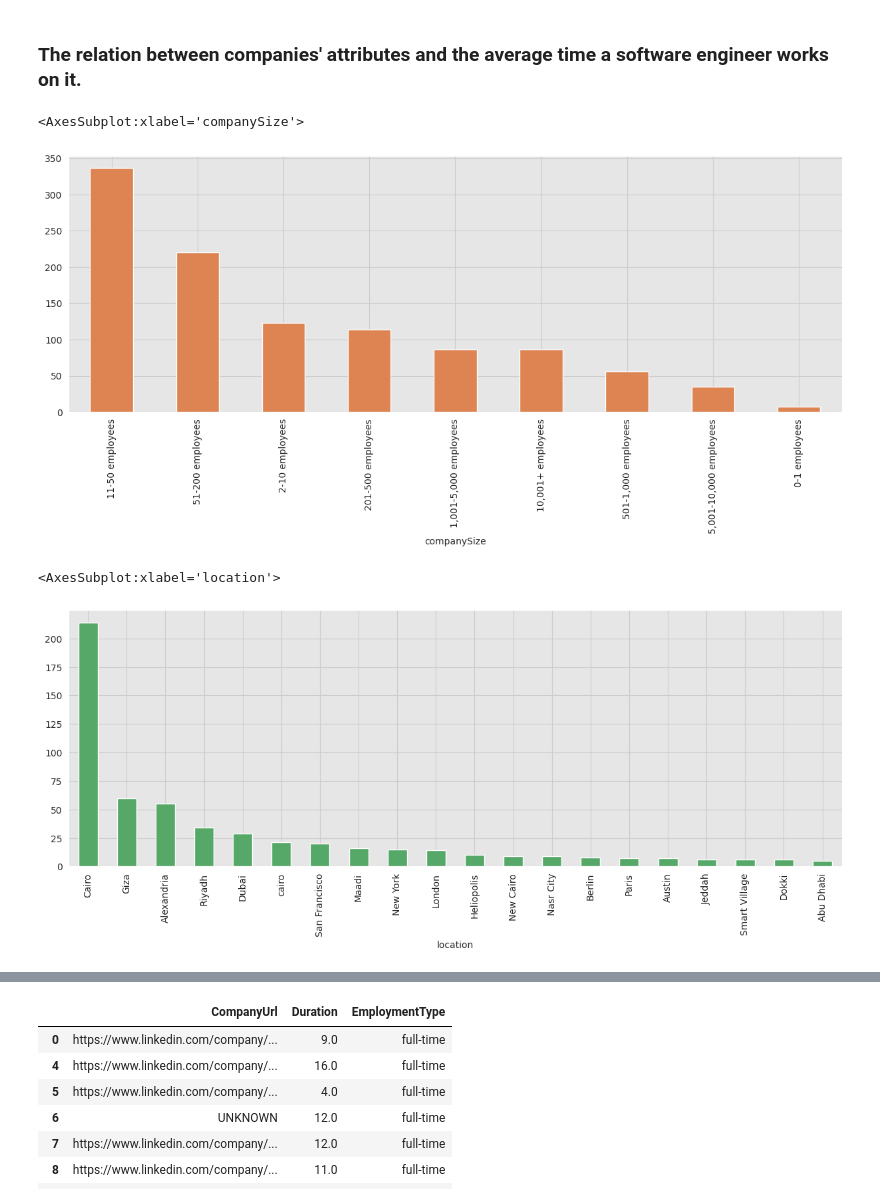
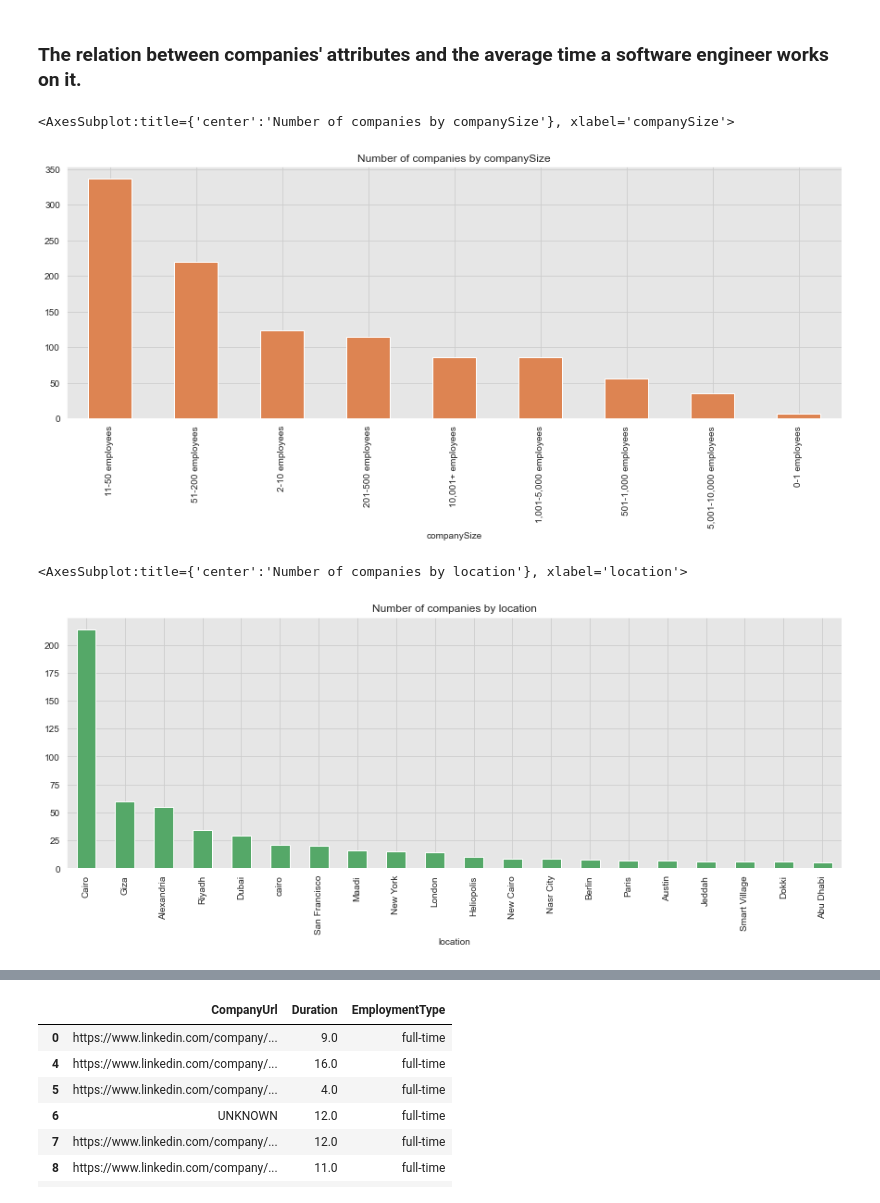
Before and after one commit to Mostafa-wael/Exploring-the-Landscape-of-the-Egyptian-Software-Market, a Jupyter notebook: notebooks/exploratory2.ipynb, the cells around one changed output, grey strips where cells are left out. Cells and saved outputs as stored; diff of their text form; code cells hidden in the pictures.

```diff
--- a/notebooks/exploratory2.ipynb
+++ b/notebooks/exploratory2.ipynb
@@ -15,24 +15,24 @@ sns_c = sns.color_palette(palette='deep')
 # %%
 # read companies data
 df_companies = pd.read_csv("../data/companies/companies.csv")
 
 # select only the companySize, location, founded,industry,headquarters,query
 df_companies = df_companies[['companySize','location','founded','industry','headquarters','query']]
 df_companies.head()
 
 # remove na values in companySize
 df_companies = df_companies.dropna(subset=['companySize'])
 
 # plot the number of companies by companySize
-df_companies.groupby('companySize').size().sort_values(ascending=False).plot(kind='bar', figsize=(15, 5), color=sns_c[1])
+df_companies.groupby('companySize').size().sort_values(ascending=False).plot(kind='bar', figsize=(15, 5), color=sns_c[1],title="Number of companies by companySize")
 # %% [output]
-<AxesSubplot:xlabel='companySize'>
+<AxesSubplot:title={'center':'Number of companies by companySize'}, xlabel='companySize'>
-[figure, old version]
+[figure, new version]
 # %%
 # plot the companies wrt location and show only first 20 results
-df_companies.groupby('location').size().sort_values(ascending=False)[:20].plot(kind='bar', figsize=(15, 5), color=sns_c[2])
+df_companies.groupby('location').size().sort_values(ascending=False)[:20].plot(kind='bar', figsize=(15, 5), color=sns_c[2],title="Number of companies by location")
 # %% [output]
-<AxesSubplot:xlabel='location'>
+<AxesSubplot:title={'center':'Number of companies by location'}, xlabel='location'>
-[figure, old version]
+[figure, new version]
 # %%
 # plot company wrt founded year and show first 20 results
```
Also changed, not shown: parts of 1 cell of this notebook, 1 other file.
